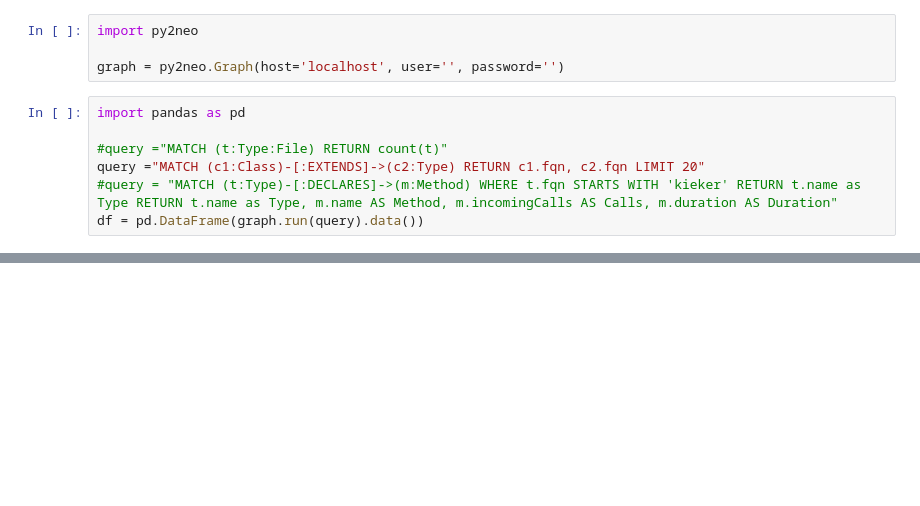
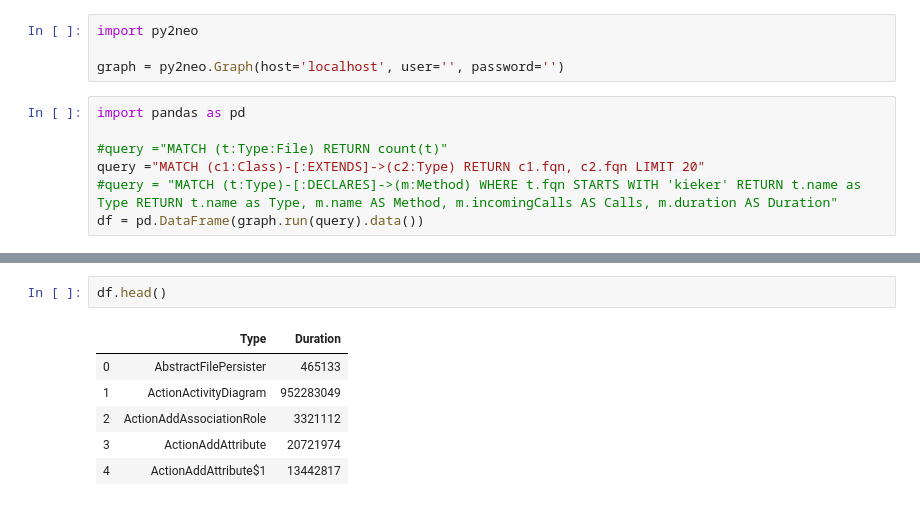
Before and after one commit to softvis-research/performance-analysis, a Jupyter notebook: PerformanceAnalysis.ipynb, the cells around one changed output, grey strips where cells are left out. Cells and saved outputs as stored; diff of their text form; blank space fills up the shorter version.

```diff
--- a/PerformanceAnalysis.ipynb
+++ b/PerformanceAnalysis.ipynb
@@ -20,0 +48,9 @@ df.head()
+# %%
+df.head()
+# %% [output]
+|  | Type | Duration |
+| 0 | AbstractFilePersister | 465133 |
+| 1 | ActionActivityDiagram | 952283049 |
+| 2 | ActionAddAssociationRole | 3321112 |
+| 3 | ActionAddAttribute | 20721974 |
+| 4 | ActionAddAttribute$1 | 13442817 |
```
Also changed, not shown: parts of 11 cells of this notebook.
